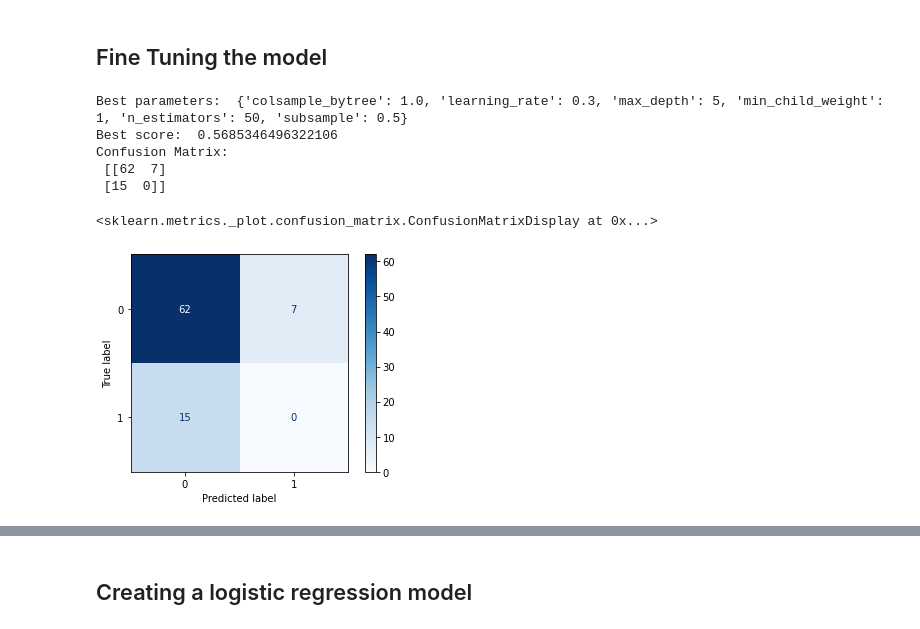
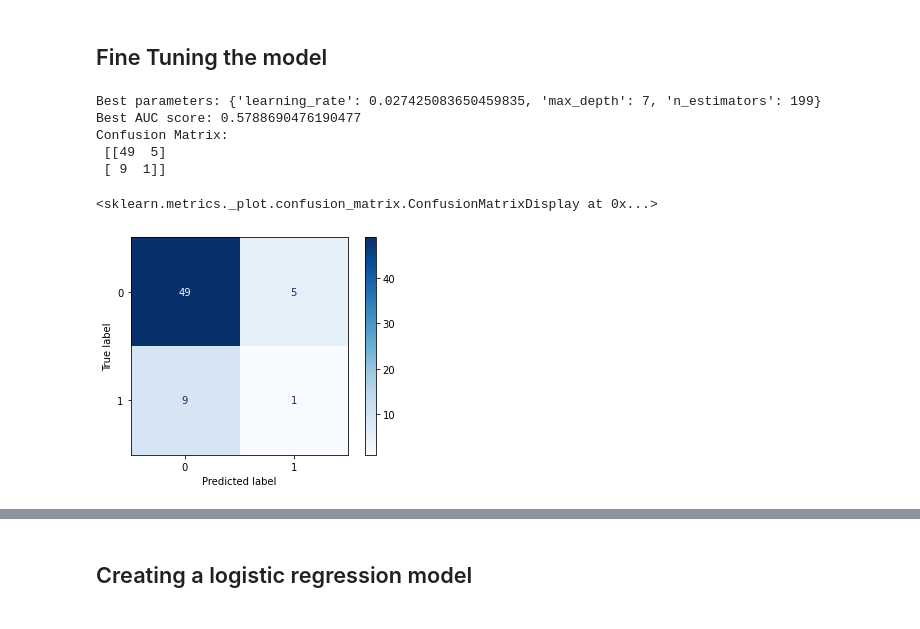
Before and after one commit to Zahrawi/hemophilia_discrepancy, a Jupyter notebook: workdir/XGBOOST.ipynb, the cells around one changed output, grey strips where cells are left out. Saved outputs shown, nothing was run; the diff lists cells and outputs as text; code cells hidden in the pictures.

```diff
--- a/workdir/XGBOOST.ipynb
+++ b/workdir/XGBOOST.ipynb
@@ -122,0 +158,13 @@ dtype: int64
+# %%
+columns_to_normalize = ['relSESA', 'consurf_old', 'dg', 'bt', 'cl', 'kcore', 'SIFT_score_0',
+                        'SIFT_score_3', 'Polyphen2_dScore', 'Polyphen2_Score1', 'Polyphen2_Score2',
+                        'Polyphen2_dVol', 'Polyphen2_dProp', 'Polyphen2_NormASA', 'Polyphen2_MinDJxn',
+                        'Polyphen2_IdPmax', 'Polyphen2_IdQmin']
+
+for column in columns_to_normalize:
+    fig, ax = plt.subplots(figsize=(8, 6))
+    sns.histplot(pat_attr[column], ax=ax)
+    ax.set_title(f"Distribution of {column}")
+    ax.set_xlabel(column)
+    ax.set_ylabel("Frequency")
+    plt.show()
@@ -122,0 +185,6 @@ dtype: int64
+# %%
+
+
+for column in columns_to_normalize:
+    if pat_attr[column].skew() > 1:
+        pat_attr[column] = np.log1p(pat_attr[column])
@@ -216,43 +314,36 @@ Confusion Matrix:
 # %% [markdown]
 ## Fine Tuning the model
 # %%
-# Define the parameter grid for grid search
-param_grid = {
-    "n_estimators": [50, 100, 200],
-    "max_depth": [3, 5, 7],
-    "learning_rate": [0.01, 0.1, 0.3],
-    "subsample": [0.5, 0.8, 1.0],
-    "colsample_bytree": [0.5, 0.8, 1.0],
-    "min_child_weight": [1, 3, 5]
+
+params = {
+    "n_estimators": randint(100, 500),
+    "max_depth": randint(3, 10),
+    "learning_rate": uniform(0.01, 0.3)
 }
 
-# Define the grid search object
-grid_search = GridSearchCV(xgb_model, param_grid, cv = 5, scoring = make_scorer(roc_auc_score), n_jobs = -1)
+xgb_search = RandomizedSearchCV(xgb_model, param_distributions=params, n_iter=50, cv=5, scoring='roc_auc', n_jobs=-1, random_state=42)
 
-# Fit the grid search object to the training data
-grid_search.fit(X_train, y_train)
+xgb_search.fit(X_train, y_train)
 
-# Print the best parameters and the corresponding score
-print("Best parameters: ", grid_search.best_params_)
-print("Best score: ", grid_search.best_score_)
+print("Best parameters:", xgb_search.best_params_)
+print("Best AUC score:", xgb_search.best_score_)
 
-# Predict the test set labels using the fitted model
-y_pred_xgb = grid_search.predict(X_test)
+xgb_tuned = xgb_search.best_estimator_
 
-# Calculate and print the confusion matrix
-cm = confusion_matrix(y_test, y_pred_xgb)
-print("Confusion Matrix:\n", cm)
+y_pred_tuned = xgb_tuned.predict(X_test)
 
-# Plot the confusion matrix
-plot_confusion_matrix(grid_search, X_test, y_test, cmap = "Blues")
+cm_tuned = confusion_matrix(y_test, y_pred_tuned)
+print("Confusion Matrix:\n", cm_tuned)
+
+plot_confusion_matrix(xgb_tuned, X_test, y_test, cmap = "Blues")
 # %% [output]
-Best parameters:  {'colsample_bytree': 1.0, 'learning_rate': 0.3, 'max_depth': 5, 'min_child_weight': 1, 'n_estimators': 50, 'subsample': 0.5}
-Best score:  0.5685346496322106
+Best parameters: {'learning_rate': 0.027425083650459835, 'max_depth': 7, 'n_estimators': 199}
+Best AUC score: 0.5788690476190477
 Confusion Matrix:
- [[62  7]
- [15  0]]
+ [[49  5]
+ [ 9  1]]
 <sklearn.metrics._plot.confusion_matrix.ConfusionMatrixDisplay at 0x...>
-[figure, old version]
+[figure, new version]
 # %%
 bal_acc_xgb = balanced_accuracy_score(y_test, y_pred_xgb)
 print("XGBoost Balanced Accuracy Score:", bal_acc_xgb)
```
Also changed, not shown: parts of 25 cells of this notebook, 5 other files.
